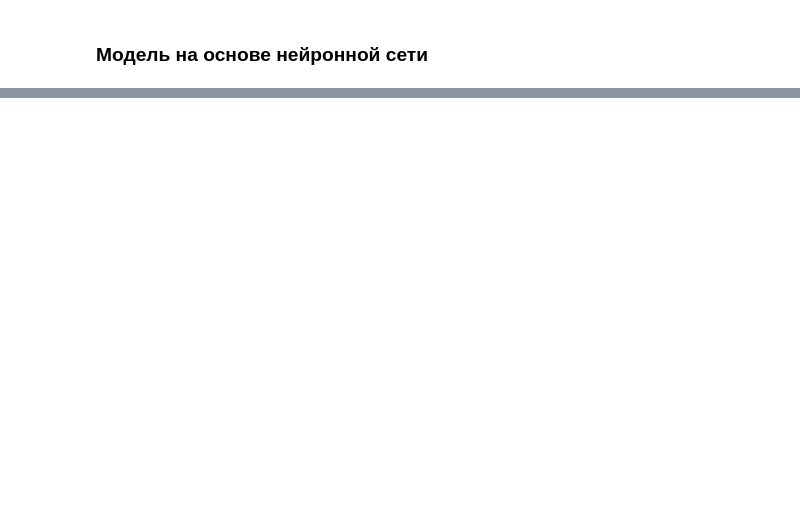
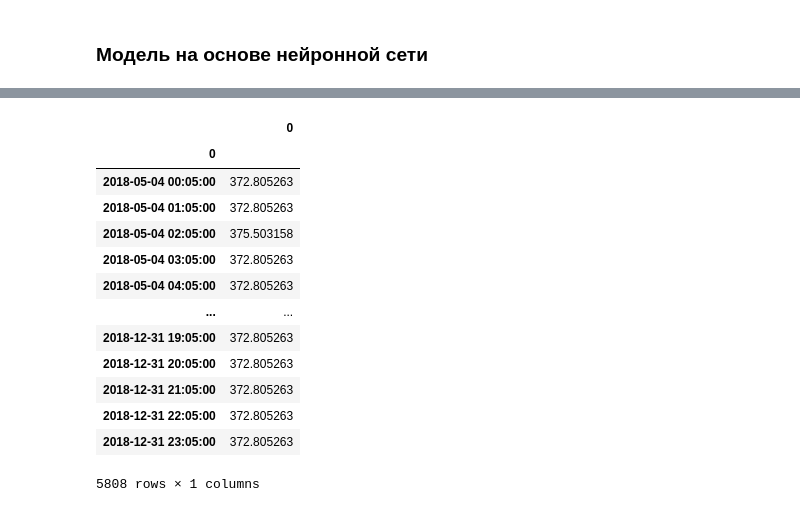
Before and after one commit to IamSVP94/SEVERSTAL_task, a Jupyter notebook: REPORT_SEVERSTAL.ipynb, the cells around one changed output, grey strips where cells are left out. Drawn from its saved outputs; the diff is of its cells as text; code cells hidden in the pictures; blank space fills up the shorter version.

```diff
--- a/REPORT_SEVERSTAL.ipynb
+++ b/REPORT_SEVERSTAL.ipynb
@@ -290,0 +309,21 @@ KeyboardInterrupt: ignored
+# %%
+X_submit = X_data.loc[X_data.index.isin(Y_submit.index)]
+# %%
+Y_pred = pd.DataFrame(model_rf.predict(X_submit), index=Y_submit.index)
+# %%
+Y_pred
+# %% [output]
+|  | 0 |
+| 0 |  |
+| 2018-05-04 00:05:00 | 372.805263 |
+| 2018-05-04 01:05:00 | 372.805263 |
+| 2018-05-04 02:05:00 | 375.503158 |
+| 2018-05-04 03:05:00 | 372.805263 |
+| 2018-05-04 04:05:00 | 372.805263 |
+| ... | ... |
+| 2018-12-31 19:05:00 | 372.805263 |
+| 2018-12-31 20:05:00 | 372.805263 |
+| 2018-12-31 21:05:00 | 372.805263 |
+| 2018-12-31 22:05:00 | 372.805263 |
+| 2018-12-31 23:05:00 | 372.805263 |
+5808 rows × 1 columns
```
Also changed, not shown: parts of 12 cells of this notebook.
